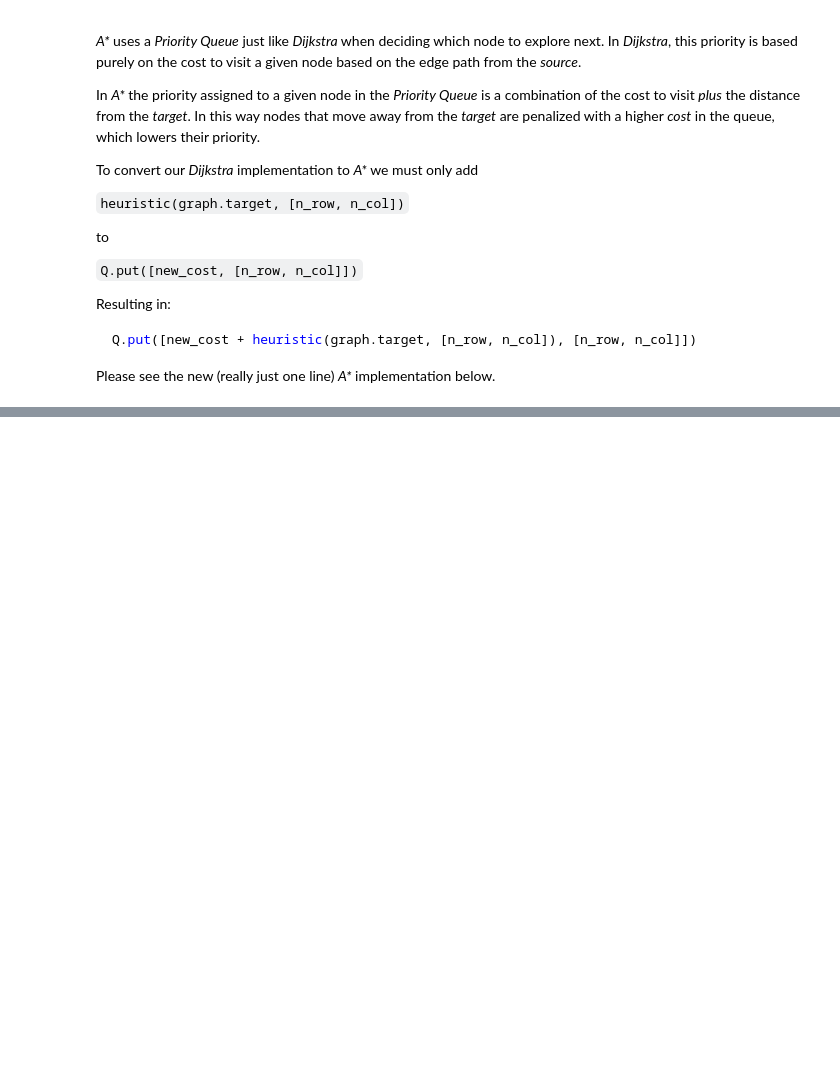
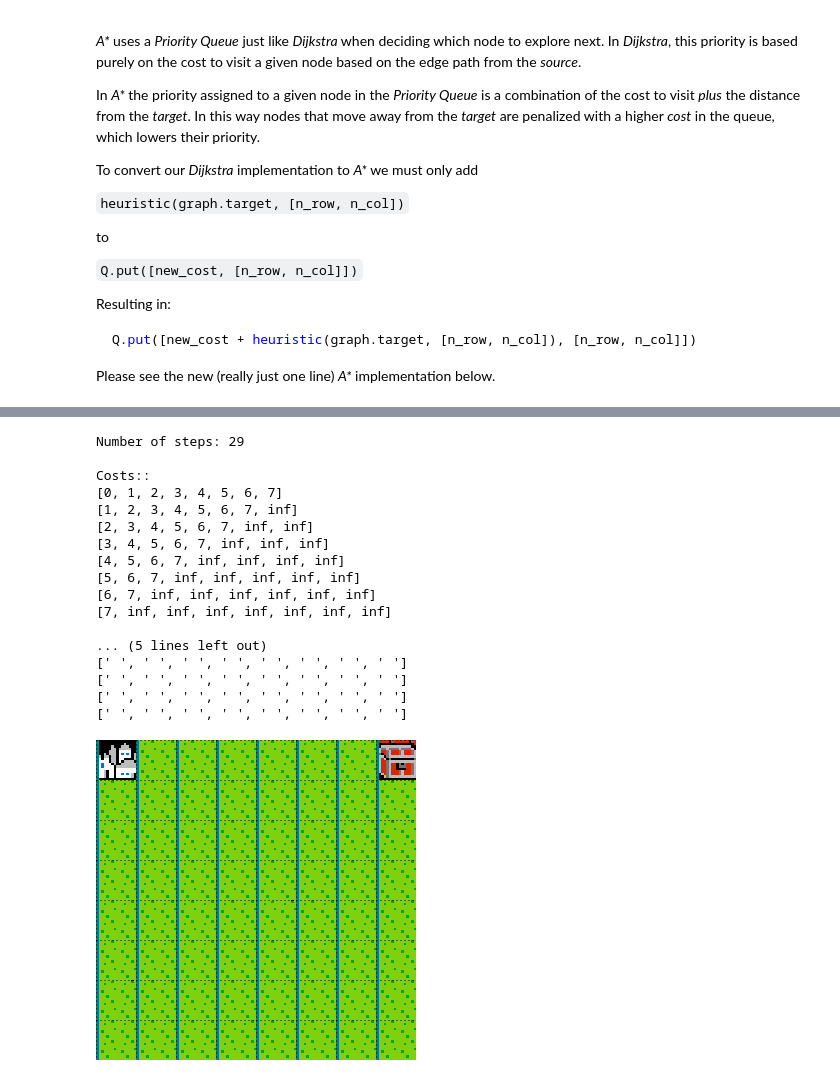
Before and after one commit to ericianni/pathfinding_module, a Jupyter notebook: Shortest Path and Pathfinding.ipynb, the cells around one changed output, grey strips where cells are left out. Drawn from its saved outputs; the diff is of its cells as text; code cells hidden in the pictures; blank space fills up the shorter version.

```diff
--- a/Shortest Path and Pathfinding.ipynb
+++ b/Shortest Path and Pathfinding.ipynb
@@ -307,10 +307,11 @@ The rest of the functionality is straightforward so see the complete _Graph_ cla
 class Graph:
 
     # Cost for moving into each terrain type
-    cost_legend = {'g':1, 'f':2, 'h':3, 'm':6, 'w':float('inf')}
+    # cost_legend = {'g':1, 'f':2, 'h':3, 'm':6, 'w':float('inf')}
 
-    def __init__(self, grid):
+    def __init__(self, grid, cost_legend={'g':1, 'f':2, 'h':3, 'm':6, 'w':float('inf')}):
         self.map = grid
+        self.cost_legend = cost_legend
         self.parse_map(grid)
 
     # Accepts a map of chars as grid
@@ -423,8 +424,19 @@ map_4 = [['s','g','g','f','f','g','g','f'],
          ['g','g','g','g','h','g','g','g'],
          ['g','m','m','m','m','h','g','t']]
 
-maps = [map_1, map_2, map_3, map_4]
-map_files = ['small_map1.png', 'small_map2.png', 'small_map3.png', 'small_map4.png']
+map_5 = [['s','g','g','g','g','g','g','t'],
+         ['g','g','g','g','g','g','g','g'],
+         ['g','g','g','g','g','g','g','g'],
+         ['g','g','g','g','g','g','g','g'],
+         ['g','g','g','g','g','g','g','g'],
+         ['g','g','g','g','g','g','g','g'],
+         ['g','g','g','g','g','g','g','g'],
+         ['g','g','g','g','g','g','g','g']]
+
+maps = [map_1, map_2, map_3, map_4, map_5]
+map_files = ['small_map1.png', 'small_map2.png',
+             'small_map3.png', 'small_map4.png',
+             'small_map5.png']
 
 directions = [[-1, 0 ], # Up
              [ 0, -1],  # Left
@@ -748,0 +813,21 @@ def dijkstra(graph):
+# %%
+run_dijkstra(map_select=5, show_cost=True)
+# %% [output]
+Number of steps: 29
+
+Costs::
+[0, 1, 2, 3, 4, 5, 6, 7]
+[1, 2, 3, 4, 5, 6, 7, inf]
+[2, 3, 4, 5, 6, 7, inf, inf]
+[3, 4, 5, 6, 7, inf, inf, inf]
+[4, 5, 6, 7, inf, inf, inf, inf]
+[5, 6, 7, inf, inf, inf, inf, inf]
+[6, 7, inf, inf, inf, inf, inf, inf]
+[7, inf, inf, inf, inf, inf, inf, inf]
+
+... (5 lines left out)
+[' ', ' ', ' ', ' ', ' ', ' ', ' ', ' ']
+[' ', ' ', ' ', ' ', ' ', ' ', ' ', ' ']
+[' ', ' ', ' ', ' ', ' ', ' ', ' ', ' ']
+[' ', ' ', ' ', ' ', ' ', ' ', ' ', ' ']
+[figure, added]
```
Also changed, not shown: parts of 20 cells of this notebook, 1 other file.
